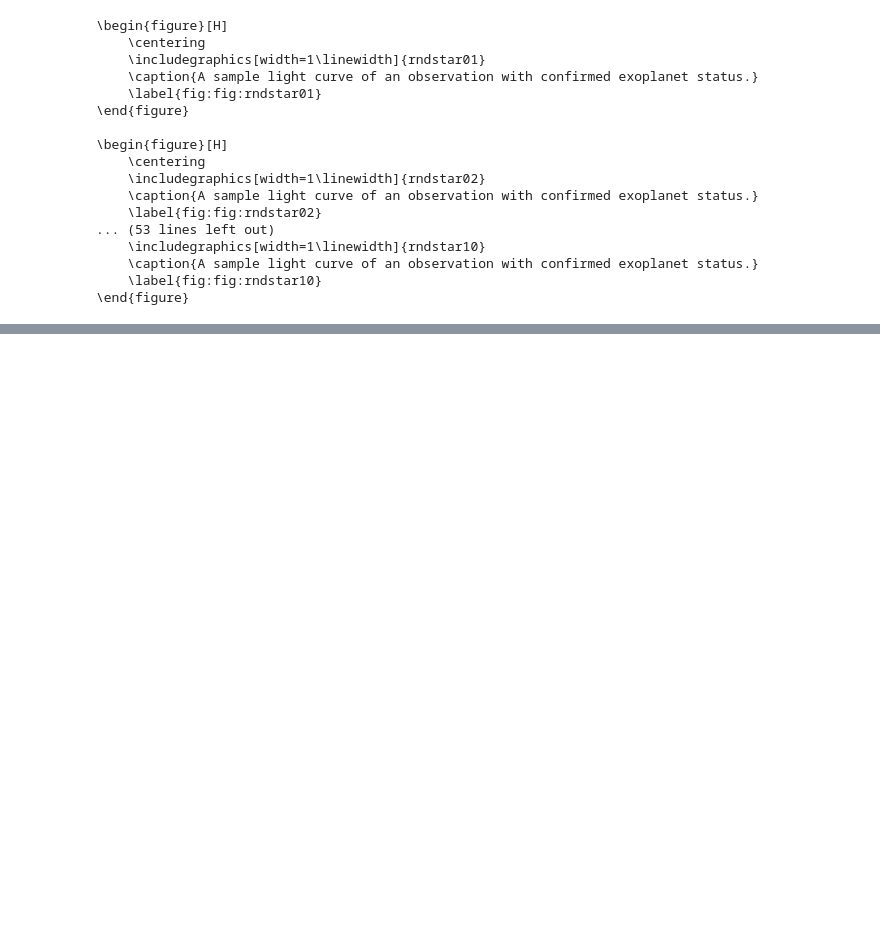
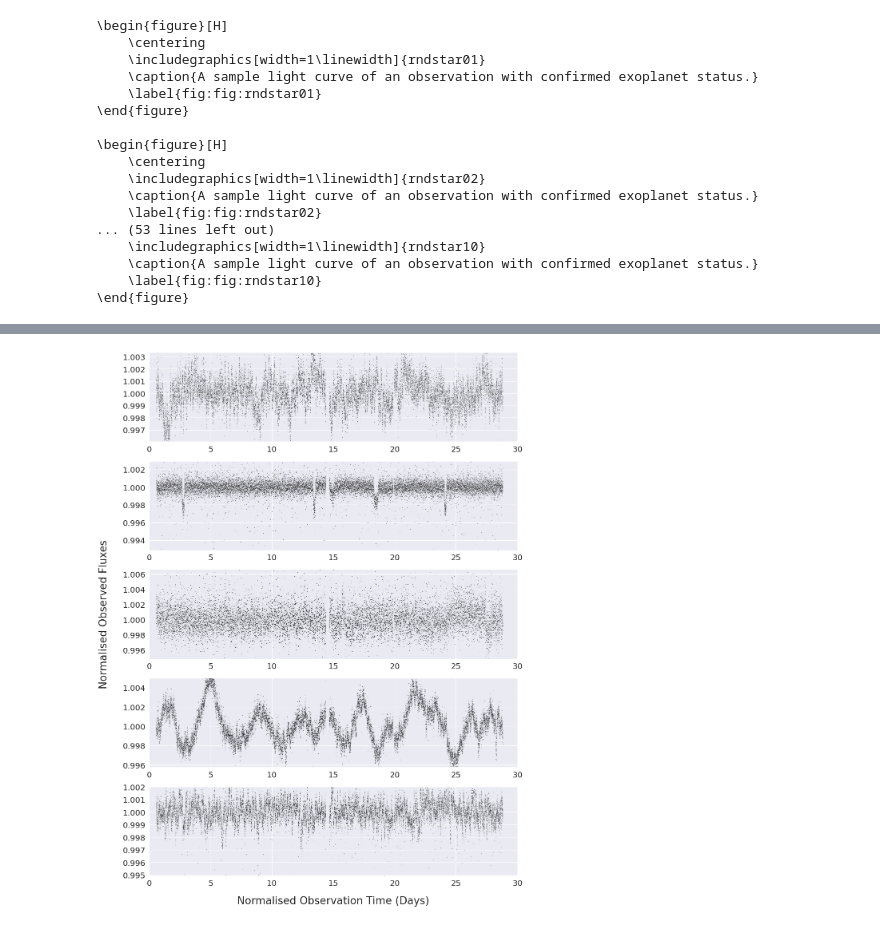
Before and after one commit to jdowzell/Thesis, a Jupyter notebook: 20210906 - Ex of each category.ipynb, the cells around one changed output, grey strips where cells are left out. Cells and saved outputs as stored; diff of their text form; code cells hidden in the pictures; blank space fills up the shorter version.

```diff
--- a/20210906 - Ex of each category.ipynb
+++ b/20210906 - Ex of each category.ipynb
@@ -472,0 +480,39 @@ TIC 277070297
+# %%
+TICARR = [0]*len(lcArray)
+for i in range(len(lcArray)):
+    #print("YOOO")
+    #print(lcArray[i][2])
+    TICARR[i] = int(lcArray[i][2])
+# %%
+numplots = len(lcArray)
+
+fig = plt.figure(figsize=(16,20))
+
+for i in range(numplots):
+    plt.subplot(numplots, 1, i+1)
+    plt.plot(lcArray[i][0], lcArray[i][1], 'k.', markersize=0.5)
+
+    LB = np.percentile(lcArray[i][1],1.5)
+    UB = np.percentile(lcArray[i][1],99.5)
+
+    plt.xlim([0,30])
+    plt.ylim([LB,UB])
+
+    plt.xticks(fontsize=20)
+    plt.yticks(fontsize=20)
+    #plt.xlabel("2nd and 99th percentile: {}, {}".format(LB,UB))
+
+
+fig.add_subplot(111, frameon=False)
+
+plt.xticks([])
+plt.yticks([])
+
+plt.ylabel("Normalised Observed Fluxes", fontsize=26, labelpad=100)
+plt.xlabel("Normalised Observation Time (Days)", fontsize=26, labelpad=50)
+plt.tight_layout()
+plt.savefig("img/exoplanetExmples_04.png")
+
+plt.rcParams["figure.figsize"] = (16,4)
+# %% [output]
+[figure, added]
```
Also changed, not shown: parts of 8 cells of this notebook, 19 other files.
